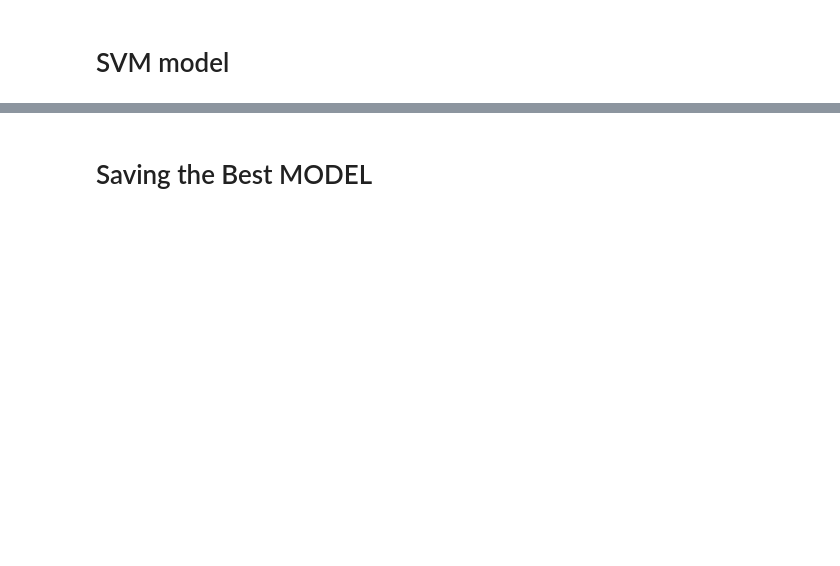
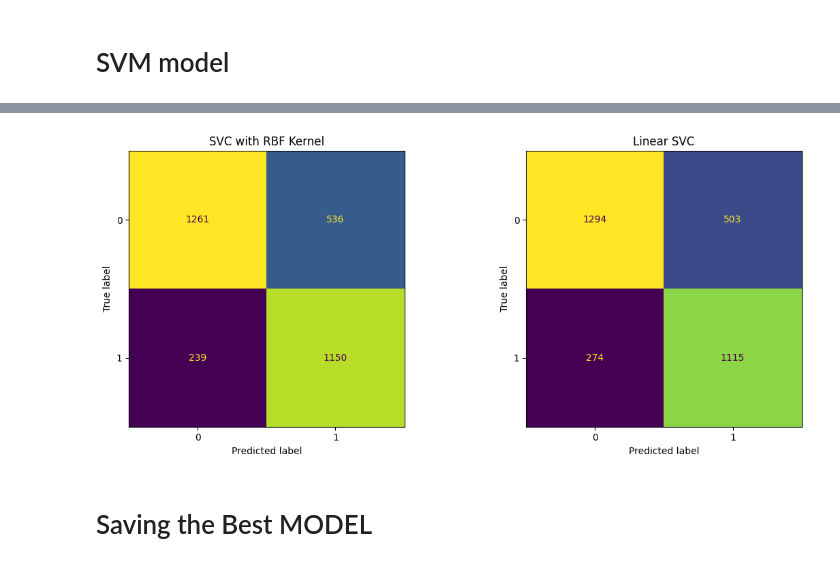
Before and after one commit to seifkhalled/Smoker-prediction-SVC, a Jupyter notebook: final smoker prediction.ipynb, the cells around one changed output, grey strips where cells are left out. Cells and saved outputs as stored; diff of their text form; code cells hidden in the pictures; blank space fills up the shorter version.

```diff
--- a/final smoker prediction.ipynb
+++ b/final smoker prediction.ipynb
@@ -633,31 +705,25 @@ plt.show()
 # %%
-from sklearn.svm import SVC
-from sklearn.model_selection import RandomizedSearchCV
-from sklearn.metrics import accuracy_score, classification_report
-from scipy.stats import uniform
 
-# Step 1: Define a parameter grid for RandomizedSearchCV with non-linear kernels only
+
+# Step 1: Define a parameter grid for RandomizedSearchCV using only relevant parameters for RBF
 param_dist = {
     'C': uniform(0.1, 10),  # Uniform distribution from 0.1 to 10 for C
-    'kernel': ['rbf'],  # Only non-linear kernels
     'gamma': ['scale', 'auto'] + list(uniform(0.001, 1).rvs(5)),  # Different gamma values
-    'degree': [3, 4, 5],  # Degree for 'poly' kernel
-    'coef0': uniform(0, 1),  # Coefficient for 'poly' and 'sigmoid' kernels
 }
 
-# Step 2: Initialize the SVC model (without linear kernel)
-svc = SVC(class_weight='balanced', random_state=42)
+# Step 2: Initialize the SVC model with RBF kernel only
+svc = SVC(kernel='rbf', class_weight='balanced', random_state=42)
 
 # Step 3: Use RandomizedSearchCV to find the best hyperparameters
 random_search = RandomizedSearchCV(
-    svc, param_distributions=param_dist, n_iter=5, cv=5, scoring='accuracy',
+    svc, param_distributions=param_dist, n_iter=20, cv=5, scoring='accuracy',
     random_state=42, n_jobs=-1, verbose=2
 )
 
 # Step 4: Fit RandomizedSearchCV with the training data
 random_search.fit(X_train_pca, y_train)
 
-# Step 5: Display the best hyperparameters and the best score
+# Step 5: Display the best hyperparameters and best score
 print("Best hyperparameters found:", random_search.best_params_)
 print("Best CV Accuracy from RandomizedSearchCV:", random_search.best_score_)
 
@@ -673,3 +848,19 @@ Fitting 5 folds for each of 5 candidates, totalling 25 fits
+# %%
+from sklearn.metrics import ConfusionMatrixDisplay
+import matplotlib.pyplot as plt
+
+fig, axs = plt.subplots(1, 2, figsize=(12, 5))
+
+ConfusionMatrixDisplay.from_predictions(y_val, y_pred_rbf, ax=axs[0], colorbar=False)
+axs[0].set_title("SVC with RBF Kernel")
+
+ConfusionMatrixDisplay.from_predictions(y_val, y_pred_linear, ax=axs[1], colorbar=False)
+axs[1].set_title("Linear SVC")
+
+plt.tight_layout()
+plt.show()
+# %% [output]
+[figure, added]
 # %% [markdown]
 # Saving the Best MODEL
 # %%
```
Also changed, not shown: parts of 27 cells of this notebook.
